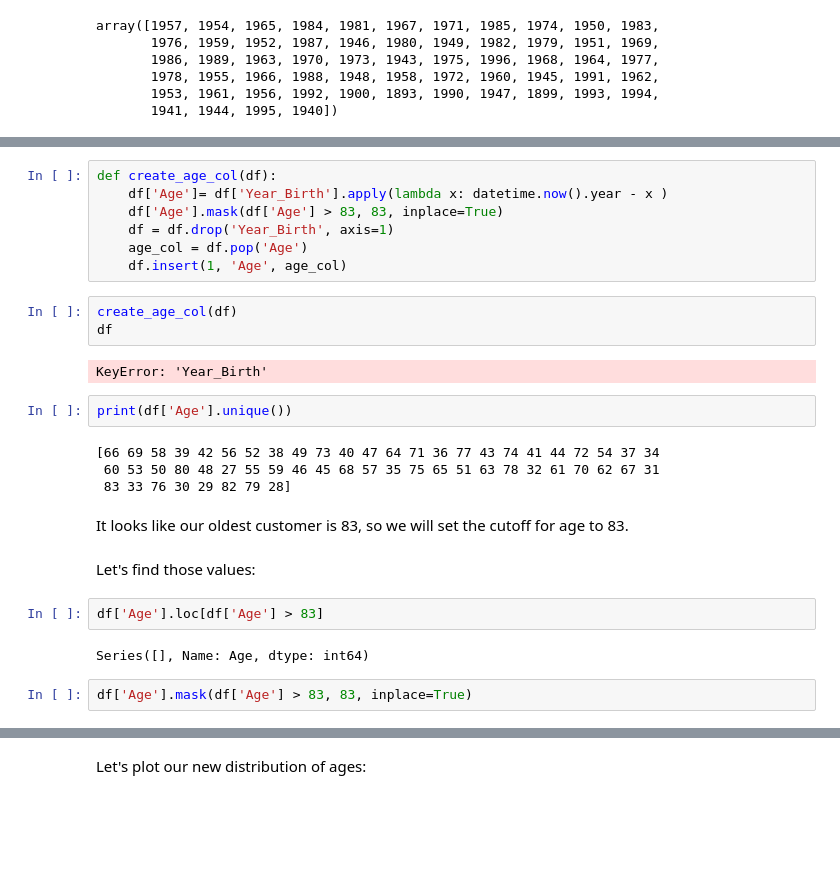
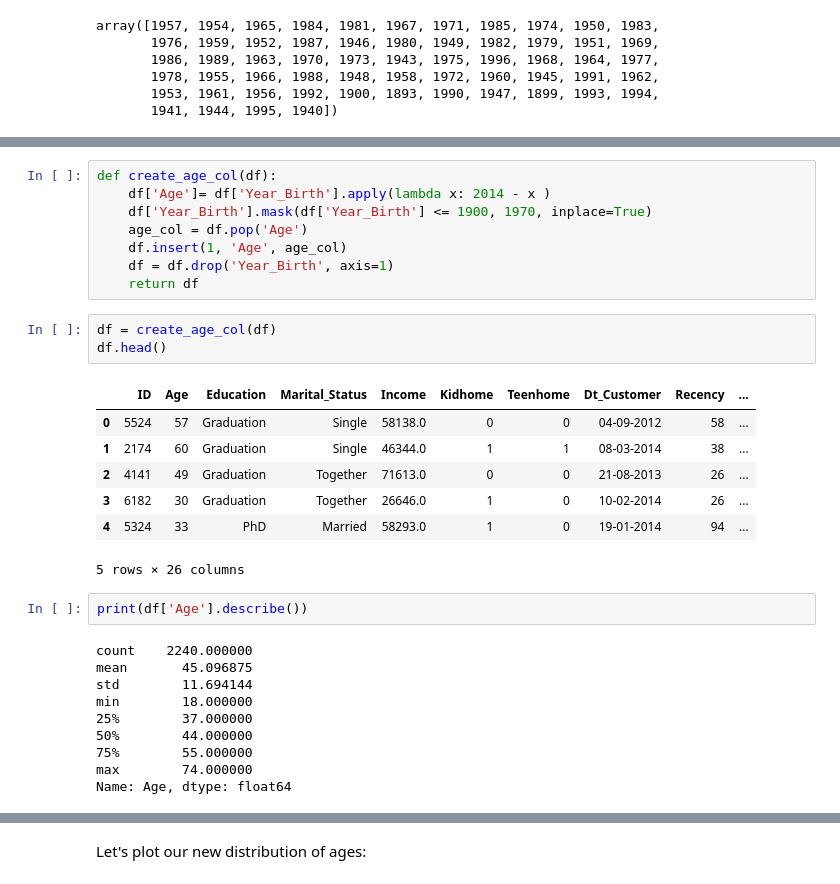
Before and after one commit to lauxpaux/CustomerSegmentation, a Jupyter notebook: customer_segmentation.ipynb, the cells around one changed output, grey strips where cells are left out. Drawn from its saved outputs; the diff is of its cells as text; blank space fills up the shorter version.

```diff
--- a/customer_segmentation.ipynb
+++ b/customer_segmentation.ipynb
@@ -267,28 +350,31 @@ array([1957, 1954, 1965, 1984, 1981, 1967, 1971, 1985, 1974, 1950, 1983,
 # %%
 def create_age_col(df):
-    df['Age']= df['Year_Birth'].apply(lambda x: datetime.now().year - x )
-    df['Age'].mask(df['Age'] > 83, 83, inplace=True)
-    df = df.drop('Year_Birth', axis=1)
+    df['Age']= df['Year_Birth'].apply(lambda x: 2014 - x )
+    df['Year_Birth'].mask(df['Year_Birth'] <= 1900, 1970, inplace=True)
     age_col = df.pop('Age')
     df.insert(1, 'Age', age_col)
+    df = df.drop('Year_Birth', axis=1)
+    return df
 # %%
-create_age_col(df)
-df
+df = create_age_col(df)
+df.head()
 # %% [output]
+|  | ID | Age | Education | Marital_Status | Income | Kidhome | Teenhome | Dt_Customer | Recency | ... |
+| 0 | 5524 | 57 | Graduation | Single | 58138.0 | 0 | 0 | 04-09-2012 | 58 | ... |
+| 1 | 2174 | 60 | Graduation | Single | 46344.0 | 1 | 1 | 08-03-2014 | 38 | ... |
+| 2 | 4141 | 49 | Graduation | Together | 71613.0 | 0 | 0 | 21-08-2013 | 26 | ... |
+| 3 | 6182 | 30 | Graduation | Together | 26646.0 | 1 | 0 | 10-02-2014 | 26 | ... |
+| 4 | 5324 | 33 | PhD | Married | 58293.0 | 1 | 0 | 19-01-2014 | 94 | ... |
-KeyError: 'Year_Birth'
+5 rows × 26 columns
 # %%
-print(df['Age'].unique())
+print(df['Age'].describe())
 # %% [output]
-[66 69 58 39 42 56 52 38 49 73 40 47 64 71 36 77 43 74 41 44 72 54 37 34
- 60 53 50 80 48 27 55 59 46 45 68 57 35 75 65 51 63 78 32 61 70 62 67 31
- 83 33 76 30 29 82 79 28]
+count    2240.000000
+mean       45.096875
+std        11.694144
+min        18.000000
+25%        37.000000
+50%        44.000000
+75%        55.000000
+max        74.000000
+Name: Age, dtype: float64
-# %% [markdown]
-It looks like our oldest customer is 83, so we will set the cutoff for age to 83.
-# %% [markdown]
-Let's find those values:
-# %%
-df['Age'].loc[df['Age'] > 83]
-# %% [output]
-Series([], Name: Age, dtype: int64)
-# %%
-df['Age'].mask(df['Age'] > 83, 83, inplace=True)
```
Also changed, not shown: parts of 48 cells of this notebook.
